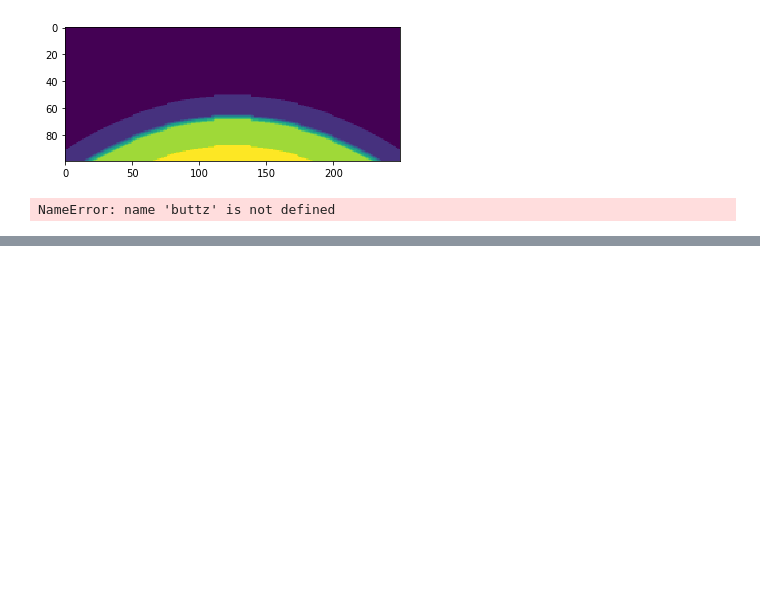
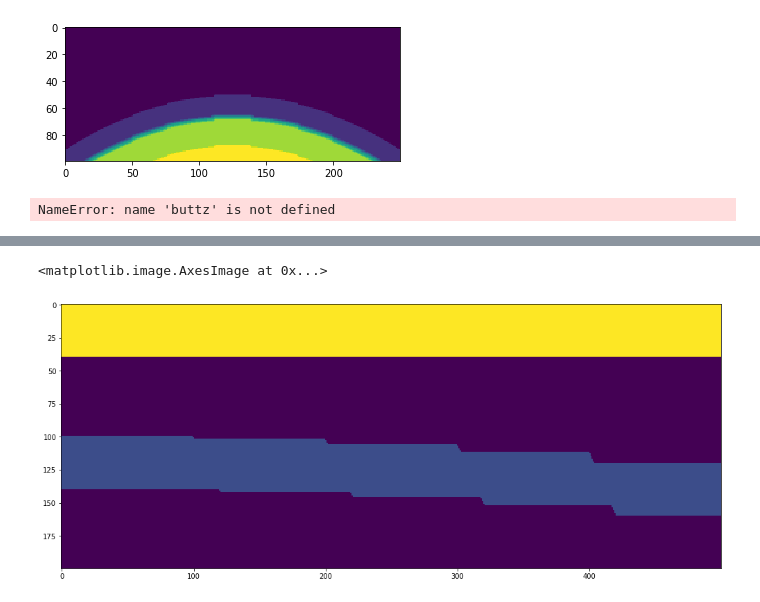
Before and after one commit to tccw/geotools, a Jupyter notebook: toys/devito_WSL/velocity_building.ipynb, the cells around one changed output, grey strips where cells are left out. Saved outputs shown, nothing was run; the diff lists cells and outputs as text; code cells hidden in the pictures; blank space fills up the shorter version.

```diff
--- a/toys/devito_WSL/velocity_building.ipynb
+++ b/toys/devito_WSL/velocity_building.ipynb
@@ -133,0 +198,8 @@ np.save('data/anticline_vp_faults_5m.npy', anticline_vp)
+# %%
+sixty_v_resize = resize(sixty_v, output_shape=(200,500),mode='reflect', anti_aliasing=False)
+plt.figure(figsize=(19,7))
+np.save('data/63_deg_norm_fault_vp_5m.npy', sixty_v_resize)
+plt.imshow(sixty_v_resize)
+# %% [output]
+<matplotlib.image.AxesImage at 0x...>
+[figure, added]
```
Also changed, not shown: parts of 7 cells of this notebook, 3 other files.
